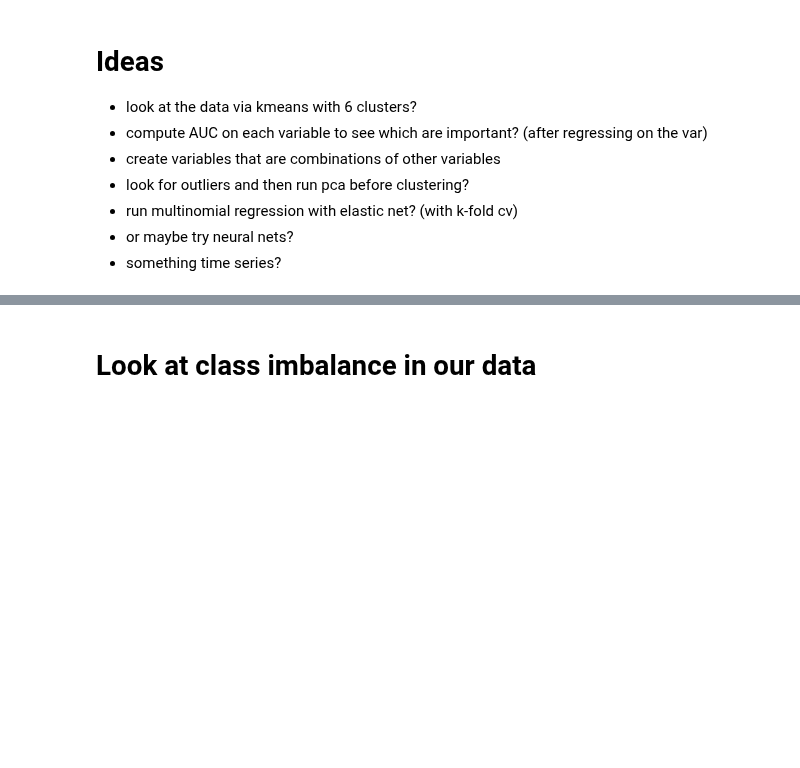
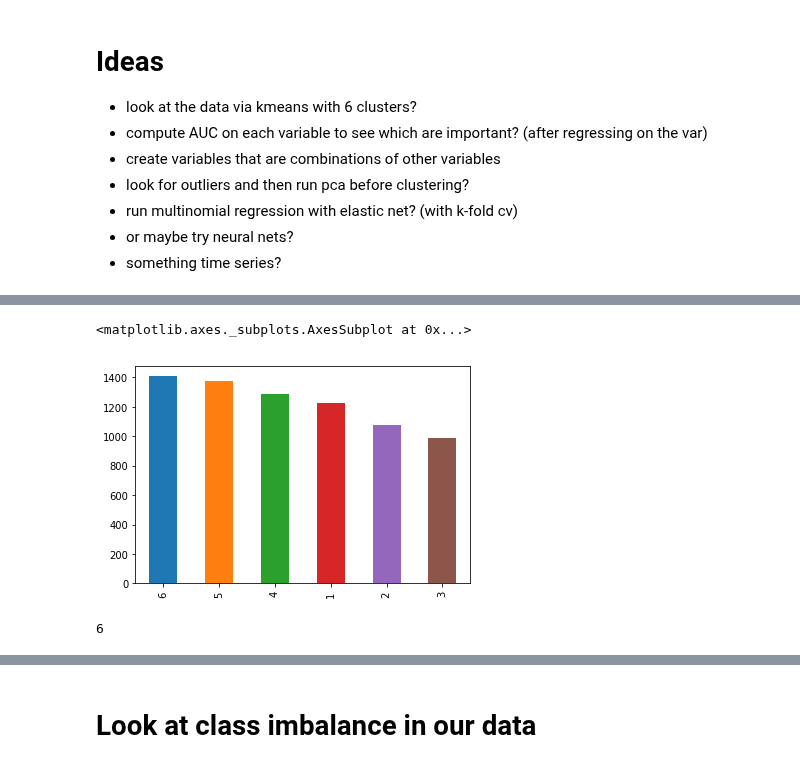
Before and after one commit to nathanhwangbo/PSTAT135_Final, a Jupyter notebook: preprocessing.ipynb, the cells around one changed output, grey strips where cells are left out. Saved outputs shown, nothing was run; the diff lists cells and outputs as text; code cells hidden in the pictures; blank space fills up the shorter version.

```diff
--- a/preprocessing.ipynb
+++ b/preprocessing.ipynb
@@ -59,0 +74,9 @@ df_header = sqlCtx.createDataFrame(pandas_header)
+# %%
+#reading in y responses for training
+pandas_y_train = pd.read_csv("Data/y_train.txt",header=None)
+df_y_train = sqlCtx.createDataFrame(pandas_y_train)
+
+
+#reading in y responses for test
+pandas_y_test = pd.read_csv("Data/y_test.txt",header=None)
+df_y_test = sqlCtx.createDataFrame(pandas_y_test)              #Kevin
@@ -68,0 +247,11 @@ only showing top 1 row
+# %%
+y_train_barplot= df_y_train.toPandas()                    # converted to pandas since easier, RDD tricky
+y_train_barplot['0'].value_counts().plot(kind='bar')      #maybe nicer if we change x axis to display activity label?
+# %% [output]
+<matplotlib.axes._subplots.AxesSubplot at 0x...>
+[figure, added]
+# %%
+y_test_summary=df_y_test.groupBy('0').count()       #0 is column name
+y_test_summary.count()     # total activities
+# %% [output]
+6
```
Also changed, not shown: parts of 24 cells of this notebook.
